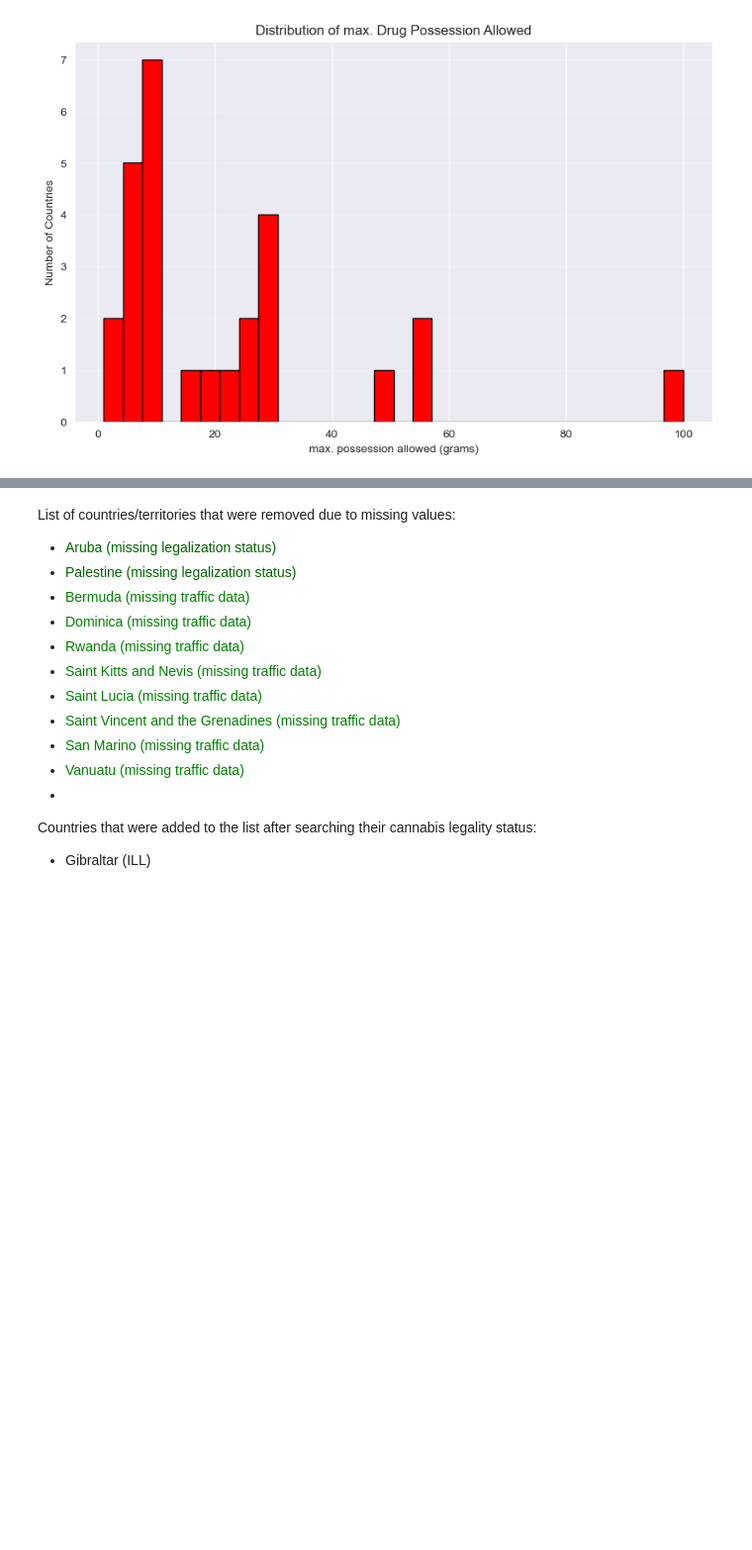
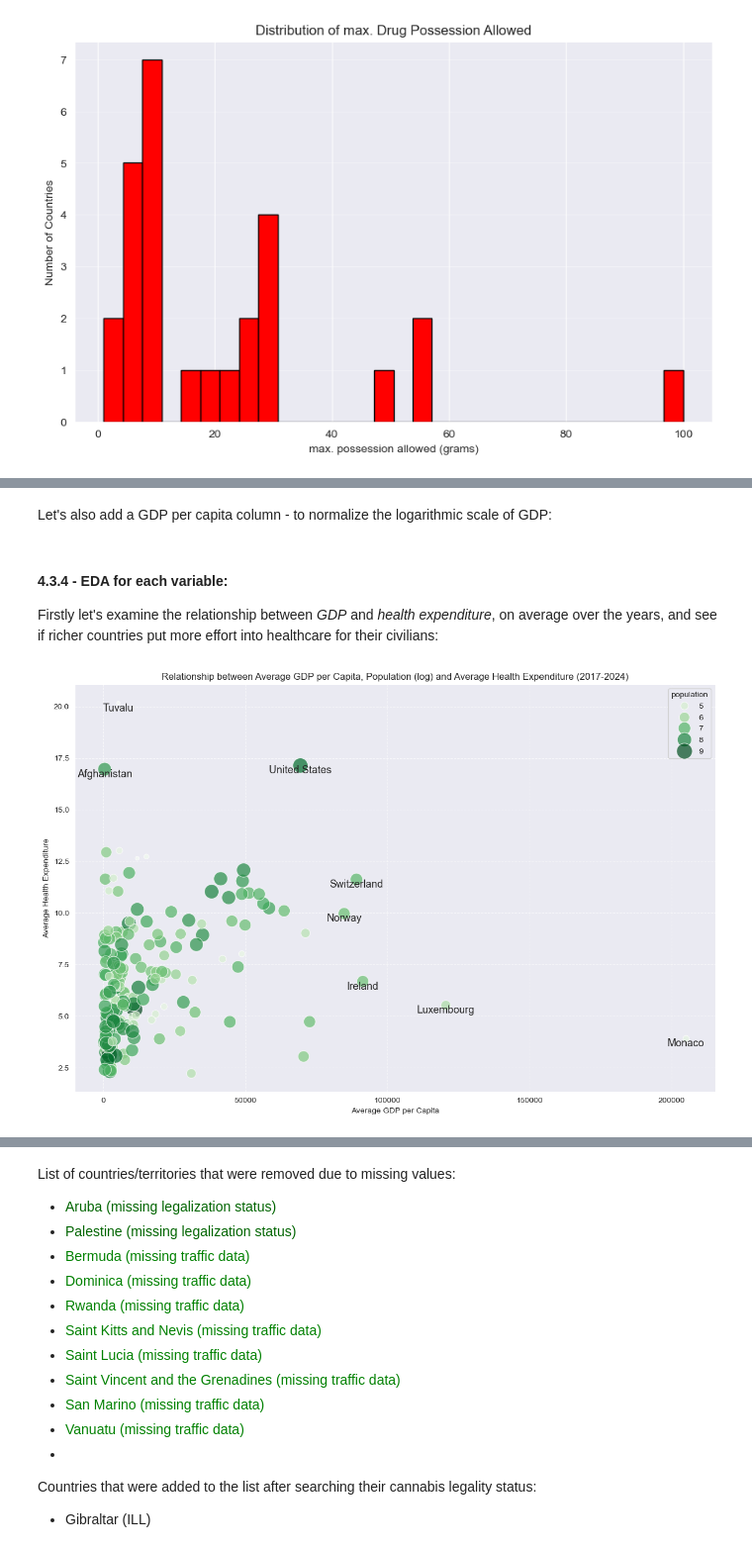
Before and after one commit to ArieStoli/ds-lab-2025, a Jupyter notebook: data_preprocessing.ipynb, the cells around one changed output, grey strips where cells are left out. Shown at 99% size. Cells and saved outputs as stored; diff of their text form; code cells hidden in the pictures; blank space fills up the shorter version.

```diff
--- a/data_preprocessing.ipynb
+++ b/data_preprocessing.ipynb
@@ -123,0 +147,3 @@ legalization_df.head()
+# %%
+demographics_df = pd.read_csv(data_path.joinpath('wbg_pop_health_gdp.csv'), encoding='latin-1')
+demographics_df.head()
@@ -577,0 +718,15 @@ After we combine the datasets we will preform some further analysis - potential
+# %%
+melted_demographics_df = demographics_df_edited.melt(id_vars=['country', 'Country Code', 'Series Name'],
+                                                     var_name='year',
+                                                     value_name='value')
+
+melted_demographics_df['year'] = melted_demographics_df['year'].astype(int)
+melted_demographics_df['value'] = pd.to_numeric(melted_demographics_df['value'], errors='coerce')
+
+pivoted_demographics_df = melted_demographics_df.pivot_table(index=['country', 'Country Code', 'year'],
+                                                             columns='Series Name',
+                                                             values='value')
+
+pivoted_demographics_df = pivoted_demographics_df.reset_index()
+
+pivoted_demographics_df.sample(10)
@@ -577,0 +745,46 @@ After we combine the datasets we will preform some further analysis - potential
+# %% [markdown]
+Let's also add a GDP per capita column - to normalize the logarithmic scale of GDP:
+# %%
+pivoted_demographics_df['gdp_per_capita'] = pivoted_demographics_df['gdp'] / pivoted_demographics_df['population']
+# %% [markdown]
+#### 4.3.4 - EDA for each variable:
+Firstly let's examine the relationship between *GDP* and *health expenditure*, on average over the years, and see if richer countries put more effort into healthcare for their civilians:
+# %%
+# Group by country and country code and calculate the mean of gdp_per_capita, health_expenditure, and population
+df_averaged = pivoted_demographics_df.groupby(['country', 'Country Code'])[['gdp_per_capita', 'health_expenditure', 'population']].mean().reset_index()
+
+# Apply log transformation to population, handling potential zero or negative values if any
+df_averaged['population'] = np.log10(df_averaged['population'].replace(0, np.nan)) # Replace 0 with NaN to avoid log(0)
+
+# Filter out rows with NaN values in 'gdp_per_capita' or 'health_expenditure' for plotting
+df_plot_averaged = df_averaged.dropna(subset=['gdp_per_capita', 'health_expenditure'])
+
+
+# Identify outlier points based on the specified criteria
+outliers = df_plot_averaged[(df_plot_averaged['health_expenditure'] > 15) | (df_plot_averaged['gdp_per_capita'] > 75000)]
+
+# Create the scatter plot for the averaged data, colored by average population
+plt.figure(figsize=(12, 8))
+sns.scatterplot(data=df_plot_averaged,
+                x='gdp_per_capita',
+                y='health_expenditure',
+                hue='population', # Color by average population
+                size='population', # Use size for population as well to add more visual weight
+                sizes=(20, 400), # Adjust min/max size of markers
+                palette='Greens', # Choose a suitable palette for population
+                alpha=0.7)
+
+plt.title('Relationship between Average GDP per Capita, Population (log) and Average Health Expenditure (2017-2024)')
+plt.xlabel('Average GDP per Capita')
+plt.ylabel('Average Health Expenditure')
+plt.grid(True, linestyle='--', alpha=0.6)
+
+# Label the outlier points
+for i, row in outliers.iterrows():
+    plt.text(row['gdp_per_capita'], row['health_expenditure'], row['country'],
+             fontsize=13, ha='center', va='top')
+
+plt.tight_layout()
+plt.show()
+# %% [output]
+[figure, added]
```
Also changed, not shown: parts of 54 cells of this notebook.
